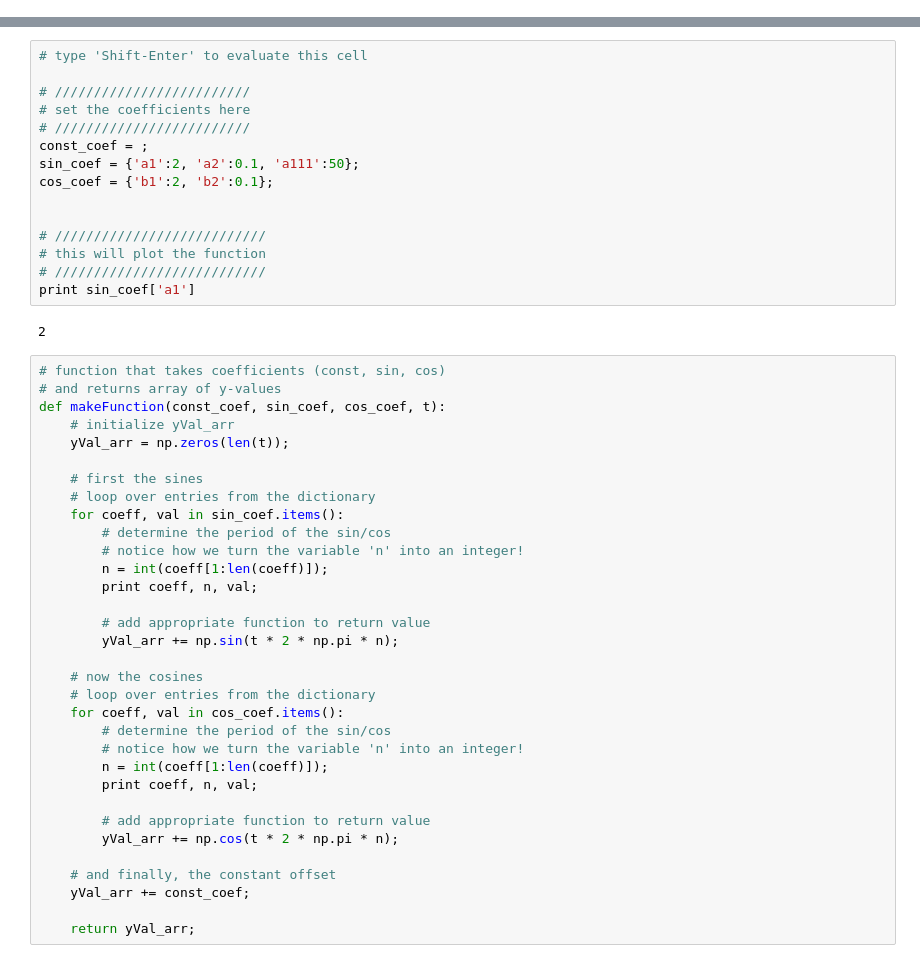
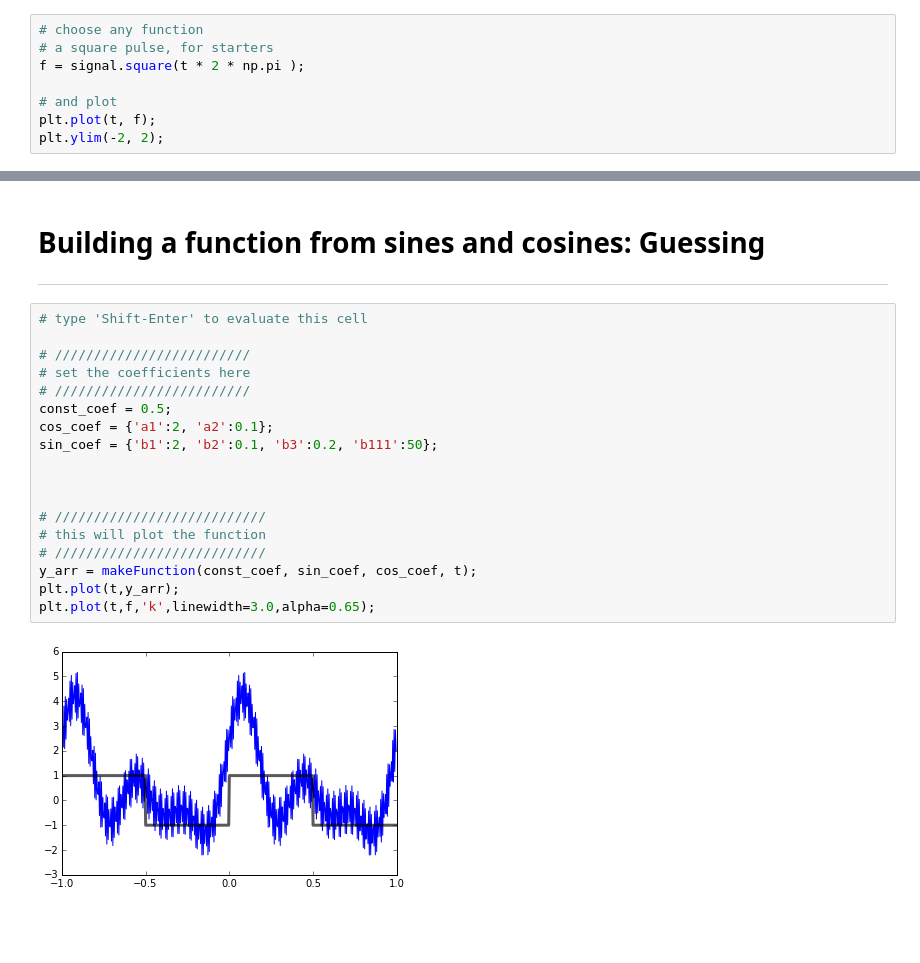
Before and after one commit to det-lab/fourierTransform, a Jupyter notebook: Approximate_Periodic_Function.ipynb, the cells around one changed output, grey strips where cells are left out. Cells and saved outputs as stored; diff of their text form; blank space fills up the shorter version.

```diff
--- a/Approximate_Periodic_Function.ipynb
+++ b/Approximate_Periodic_Function.ipynb
@@ -18,0 +64,8 @@ plt.ylim(-2, 2)
+# %%
+# choose any function
+# a square pulse, for starters
+f = signal.square(t * 2 * np.pi );
+
+# and plot
+plt.plot(t, f);
+plt.ylim(-2, 2);
@@ -19,50 +74,24 @@ plt.ylim(-2, 2)
+# %% [markdown]
+Building a function from sines and cosines: Guessing
+====================================================
+----
 # %%
 # type 'Shift-Enter' to evaluate this cell
 
 # /////////////////////////
 # set the coefficients here
 # /////////////////////////
-const_coef = ;
-sin_coef = {'a1':2, 'a2':0.1, 'a111':50};
-cos_coef = {'b1':2, 'b2':0.1};
+const_coef = 0.5;
+cos_coef = {'a1':2, 'a2':0.1};
+sin_coef = {'b1':2, 'b2':0.1, 'b3':0.2, 'b111':50};
+
 
 
 # ///////////////////////////
 # this will plot the function
 # ///////////////////////////
-print sin_coef['a1']
+y_arr = makeFunction(const_coef, sin_coef, cos_coef, t);
+plt.plot(t,y_arr);
+plt.plot(t,f,'k',linewidth=3.0,alpha=0.65);
 # %% [output]
-2
+[figure, added]
-# %%
-# function that takes coefficients (const, sin, cos)
-# and returns array of y-values
-def makeFunction(const_coef, sin_coef, cos_coef, t):
-    # initialize yVal_arr
-    yVal_arr = np.zeros(len(t));
-
-    # first the sines
-    # loop over entries from the dictionary
-    for coeff, val in sin_coef.items():
-        # determine the period of the sin/cos
-        # notice how we turn the variable 'n' into an integer!
-        n = int(coeff[1:len(coeff)]);
-        print coeff, n, val;
-
-        # add appropriate function to return value
-        yVal_arr += np.sin(t * 2 * np.pi * n);
-
-    # now the cosines
-    # loop over entries from the dictionary
-    for coeff, val in cos_coef.items():
-        # determine the period of the sin/cos
-        # notice how we turn the variable 'n' into an integer!
-        n = int(coeff[1:len(coeff)]);
-        print coeff, n, val;
-
-        # add appropriate function to return value
-        yVal_arr += np.cos(t * 2 * np.pi * n);
-
-    # and finally, the constant offset
-    yVal_arr += const_coef;
-
-    return yVal_arr;
```
Also changed, not shown: parts of 15 cells of this notebook.
